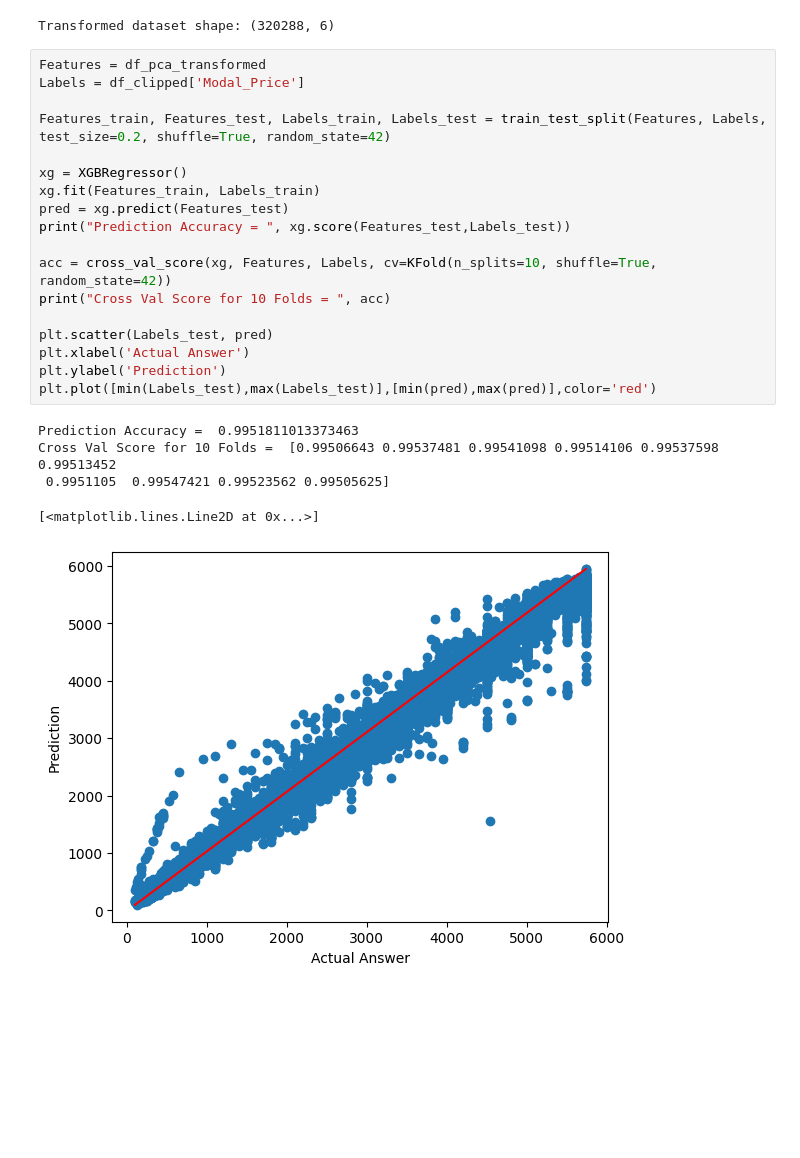
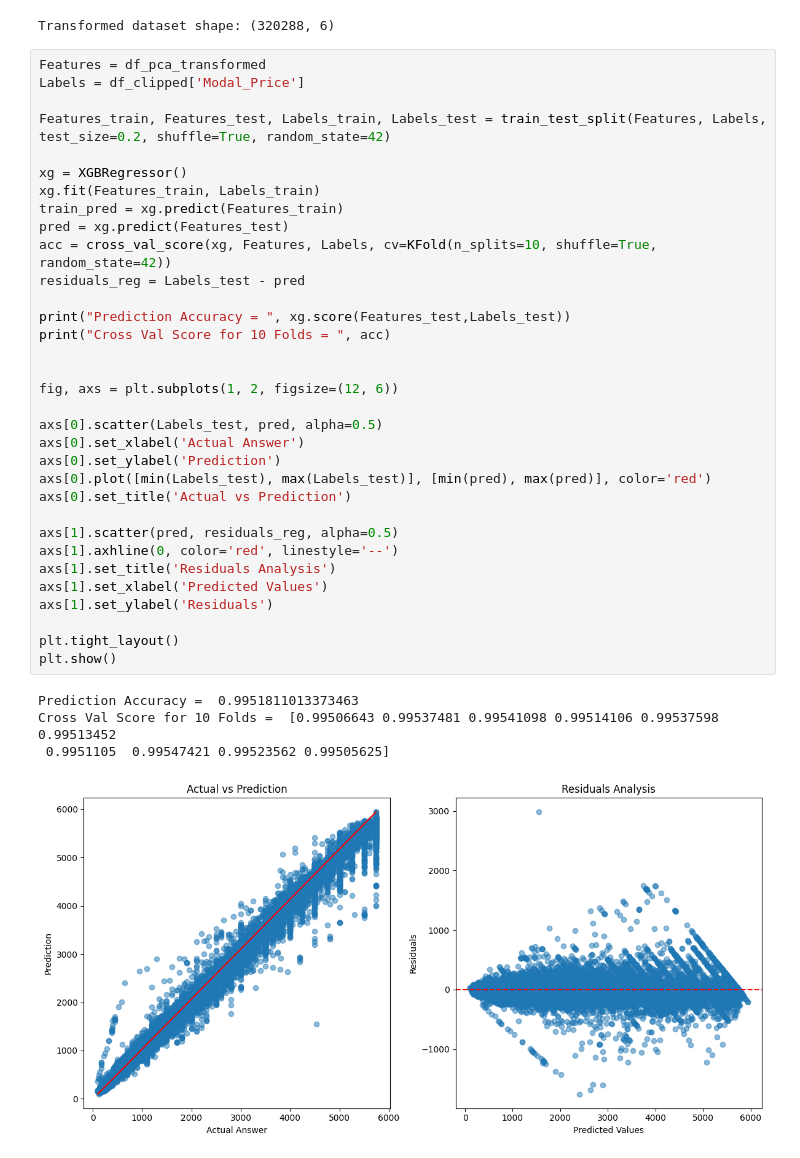
Before and after one commit to Jinay-Vora123/IT462-Exploratory-Data-Analysis-Project, a Jupyter notebook: EDA_Project.ipynb, the cells around one changed output. Drawn from its saved outputs; the diff is of its cells as text; blank space fills up the shorter version.

Commit message:
Updated version of the notebook
Added the basic regression metrics to check whether the model is overfitted or not.
Added a residual plot
Cleaned the code

```diff
--- a/EDA_Project.ipynb
+++ b/EDA_Project.ipynb
@@ -223,24 +224,38 @@ Transformed dataset shape: (320288, 6)
 # %%
 Features = df_pca_transformed
 Labels = df_clipped['Modal_Price']
 
 Features_train, Features_test, Labels_train, Labels_test = train_test_split(Features, Labels, test_size=0.2, shuffle=True, random_state=42)
 
 xg = XGBRegressor()
 xg.fit(Features_train, Labels_train)
+train_pred = xg.predict(Features_train)
 pred = xg.predict(Features_test)
+acc = cross_val_score(xg, Features, Labels, cv=KFold(n_splits=10, shuffle=True, random_state=42))
+residuals_reg = Labels_test - pred
+
 print("Prediction Accuracy = ", xg.score(Features_test,Labels_test))
-
-acc = cross_val_score(xg, Features, Labels, cv=KFold(n_splits=10, shuffle=True, random_state=42))
 print("Cross Val Score for 10 Folds = ", acc)
 
-plt.scatter(Labels_test, pred)
-plt.xlabel('Actual Answer')
-plt.ylabel('Prediction')
-plt.plot([min(Labels_test),max(Labels_test)],[min(pred),max(pred)],color='red')
+
+fig, axs = plt.subplots(1, 2, figsize=(12, 6))
+
+axs[0].scatter(Labels_test, pred, alpha=0.5)
+axs[0].set_xlabel('Actual Answer')
+axs[0].set_ylabel('Prediction')
+axs[0].plot([min(Labels_test), max(Labels_test)], [min(pred), max(pred)], color='red')
+axs[0].set_title('Actual vs Prediction')
+
+axs[1].scatter(pred, residuals_reg, alpha=0.5)
+axs[1].axhline(0, color='red', linestyle='--')
+axs[1].set_title('Residuals Analysis')
+axs[1].set_xlabel('Predicted Values')
+axs[1].set_ylabel('Residuals')
+
+plt.tight_layout()
+plt.show()
 # %% [output]
 Prediction Accuracy =  0.9951811013373463
 Cross Val Score for 10 Folds =  [0.99506643 0.99537481 0.99541098 0.99514106 0.99537598 0.99513452
  0.9951105  0.99547421 0.99523562 0.99505625]
-[<matplotlib.lines.Line2D at 0x...>]
-[figure, old version]
+[figure, new version]
```
Also changed, not shown: parts of 3 cells of this notebook.
